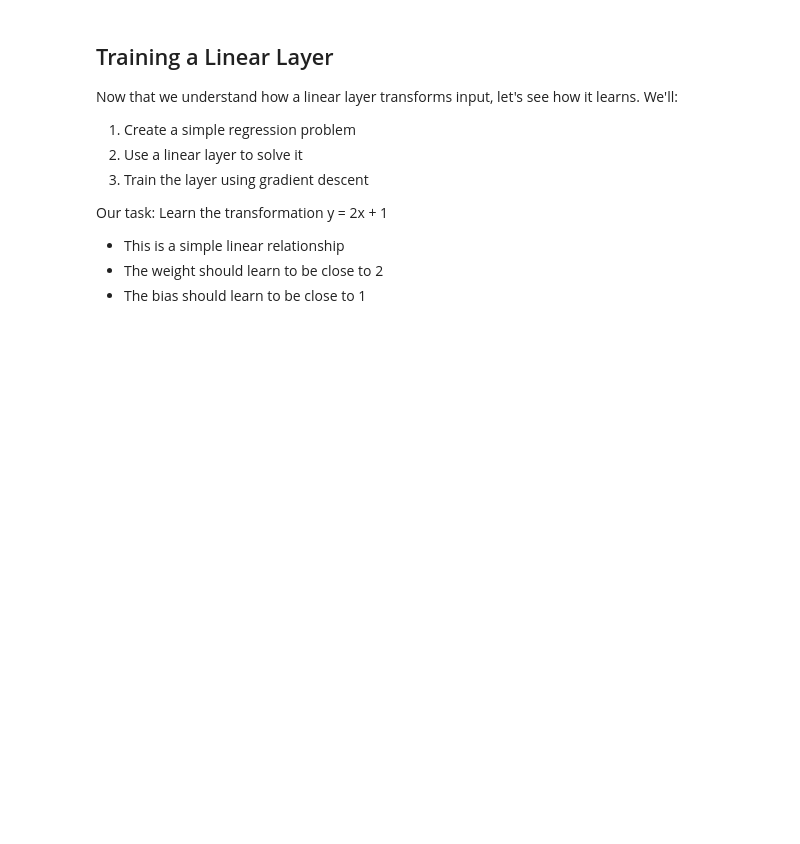
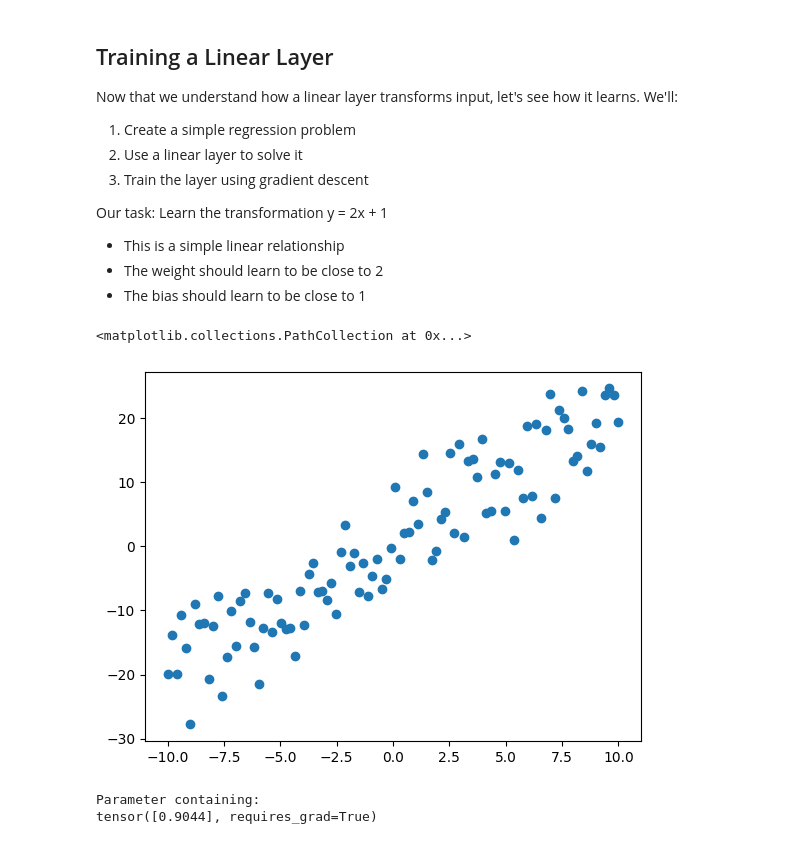
Before and after one commit to Hudsonps/pytorch-practice, a Jupyter notebook: notebooks/02_neural_networks.ipynb, the cells around one changed output. Drawn from its saved outputs; the diff is of its cells as text; code cells hidden in the pictures; blank space fills up the shorter version.

```diff
--- a/notebooks/02_neural_networks.ipynb
+++ b/notebooks/02_neural_networks.ipynb
@@ -97,10 +105,13 @@ Our task: Learn the transformation y = 2x + 1
 # %%
 # Create synthetic data
 x = torch.linspace(-10, 10, 100).reshape(-1, 1)  # Input values
 y_true = 2 * x + 1  # True relationship we want to learn
 
 # Add noise to the data
-y = y_true + torch.randn(x.shape) * 2
+y = y_true + torch.normal(mean=0, std=5, size=x.shape)
 
 # Plot the data
 plt.scatter(x, y, label='Noisy data')
+# %% [output]
+<matplotlib.collections.PathCollection at 0x...>
+[figure, added]
@@ -106,0 +123,7 @@ plt.scatter(x, y, label='Noisy data')
+# %%
+# Checking the initialization parameters
+linear_layer.weight
+linear_layer.bias
+# %% [output]
+Parameter containing:
+tensor([0.9044], requires_grad=True)
```
Also changed, not shown: parts of 22 cells of this notebook.
